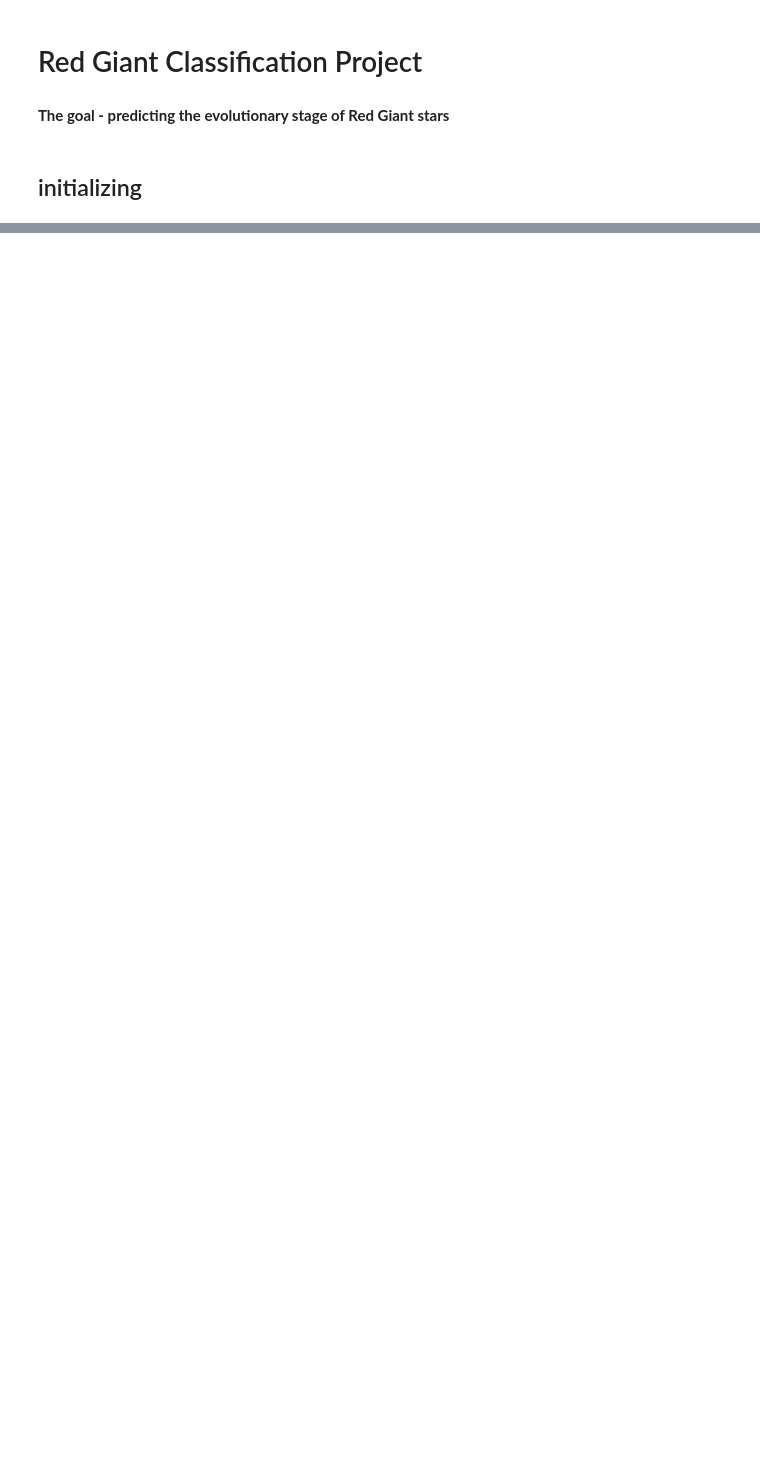
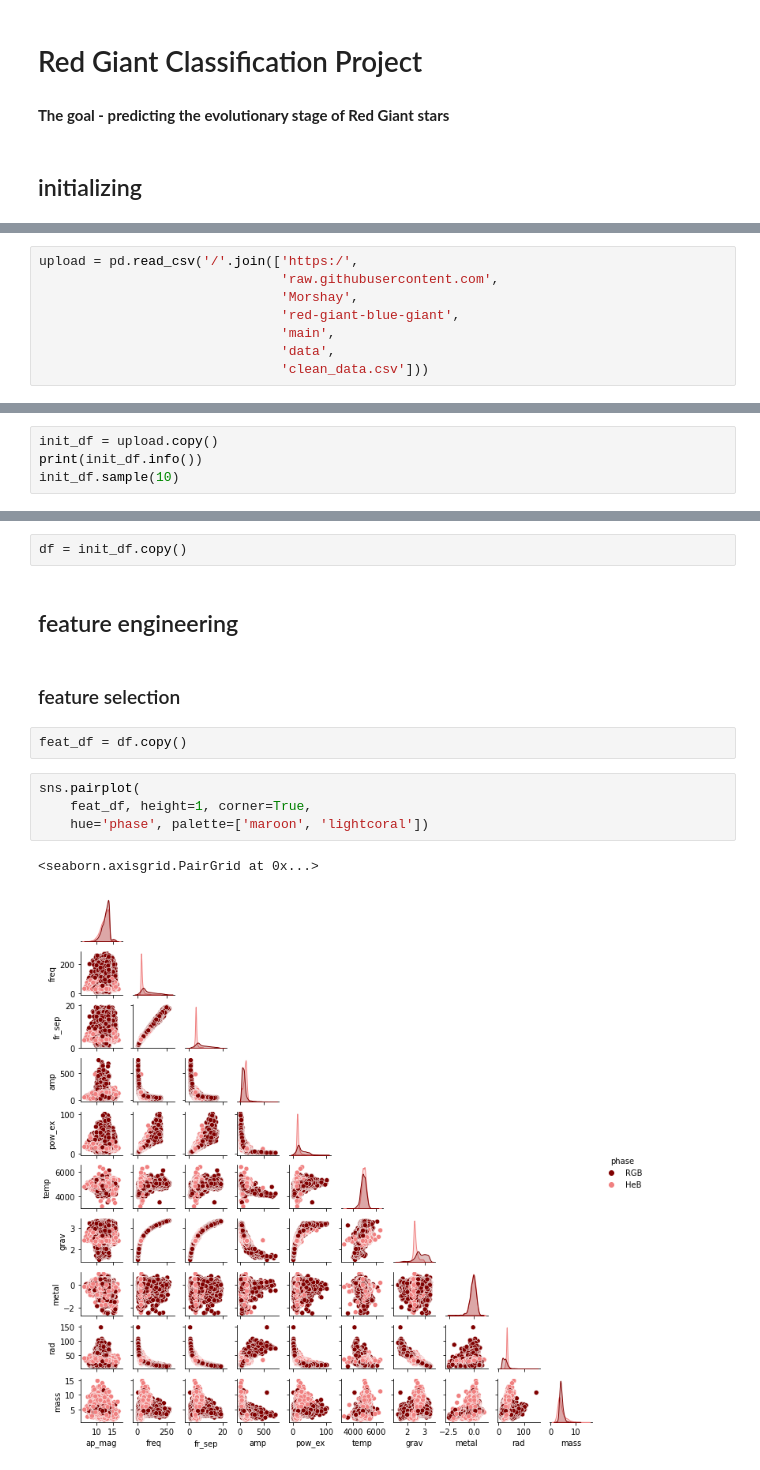
Before and after one commit to Morshay/red-giant-blue-giant, a Jupyter notebook: asteroseismology_classification.ipynb, the cells around one changed output, grey strips where cells are left out. Drawn from its saved outputs; the diff is of its cells as text; blank space fills up the shorter version.

```diff
--- a/asteroseismology_classification.ipynb
+++ b/asteroseismology_classification.ipynb
@@ -259,0 +121,8 @@ logit
+# %%
+upload = pd.read_csv('/'.join(['https:/',
+                               'raw.githubusercontent.com',
+                               'Morshay',
+                               'red-giant-blue-giant',
+                               'main',
+                               'data',
+                               'clean_data.csv']))
@@ -259,0 +131,4 @@ logit
+# %%
+init_df = upload.copy()
+print(init_df.info())
+init_df.sample(10)
@@ -259,0 +223,15 @@ logit
+# %%
+df = init_df.copy()
+# %% [markdown]
+## feature engineering
+# %% [markdown]
+### feature selection
+# %%
+feat_df = df.copy()
+# %%
+sns.pairplot(
+    feat_df, height=1, corner=True,
+    hue='phase', palette=['maroon', 'lightcoral'])
+# %% [output]
+<seaborn.axisgrid.PairGrid at 0x...>
+[figure, added]
```
Also changed, not shown: parts of 108 cells of this notebook, 10 other files.
